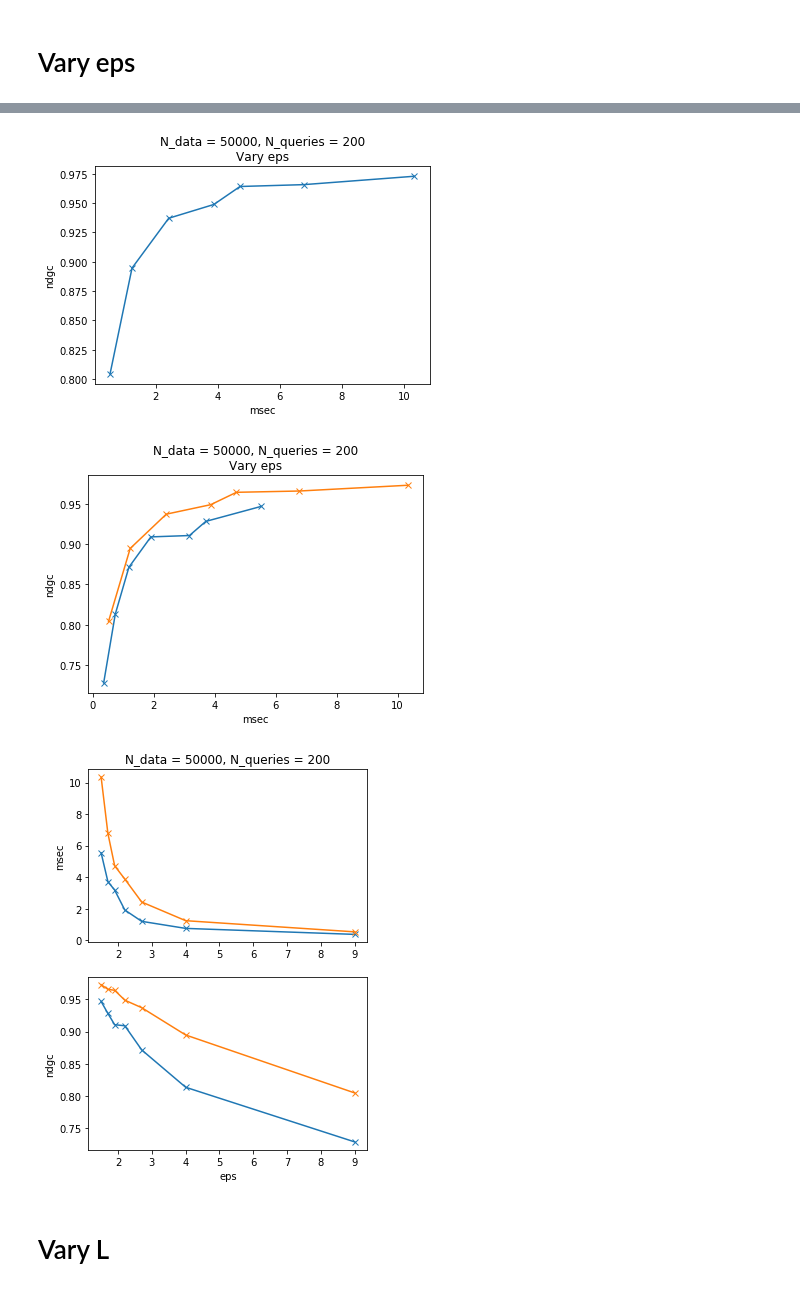
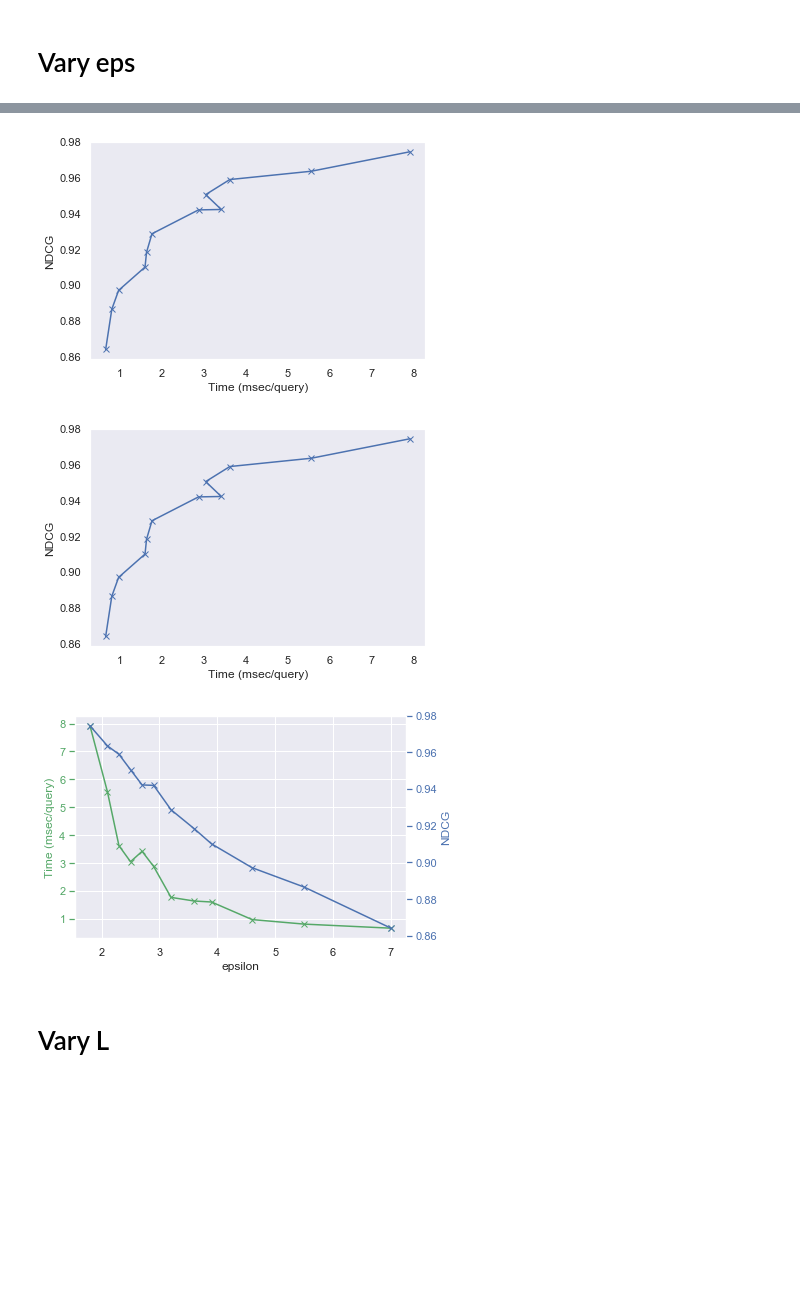
Before and after one commit to davidtag/cs166-project, a Jupyter notebook: experiment_gridsearch-50k.ipynb, the cells around one changed output, grey strips where cells are left out. Saved outputs shown, nothing was run; the diff lists cells and outputs as text; code cells hidden in the pictures; blank space fills up the shorter version.

```diff
--- a/experiment_gridsearch-50k.ipynb
+++ b/experiment_gridsearch-50k.ipynb
@@ -107,11 +107,12 @@ plot_param_search(results, 0, N_data, N_queries)
 # %% [markdown]
 # Vary eps
 # %%
-N_queries = 200
+N_queries = 300
 
 bs = [200]
-es = [9, 4, 2.7, 2.2, 1.9, 1.7, 1.5]
-Ls = [1, 6] #number of neighbors to make candidates
+# es = [9, 4, 2.7, 2.2, 1.9, 1.7, 1.5]
+es = [7, 5.5, 4.6, 3.9, 3.6, 3.2, 2.9, 2.7, 2.5, 2.3, 2.1, 1.8] #error tolerance
+Ls = [10] #number of neighbors to make candidates
 
-results = param_search(data, queries, Ls, bs, es, N_queries)
+results_eps = param_search(data, queries, Ls, bs, es, N_queries)
 # %% [output]
@@ -138,9 +137,9 @@ Ms, [6, 17, 37, 59, 83, 110, 152]
 # %%
-plot_param_search(results, 1, N_data, N_queries)
+plot_param_search(results_eps, 1, N_data, N_queries)
 # %% [output]
-[figure, old version]
+[figure, new version]
-[figure, old version]
+[figure, new version]
-[figure, old version]
+[figure, new version]
 # %% [markdown]
 # Vary L
 # %%
```
Also changed, not shown: parts of 7 cells of this notebook, 19 other files.
